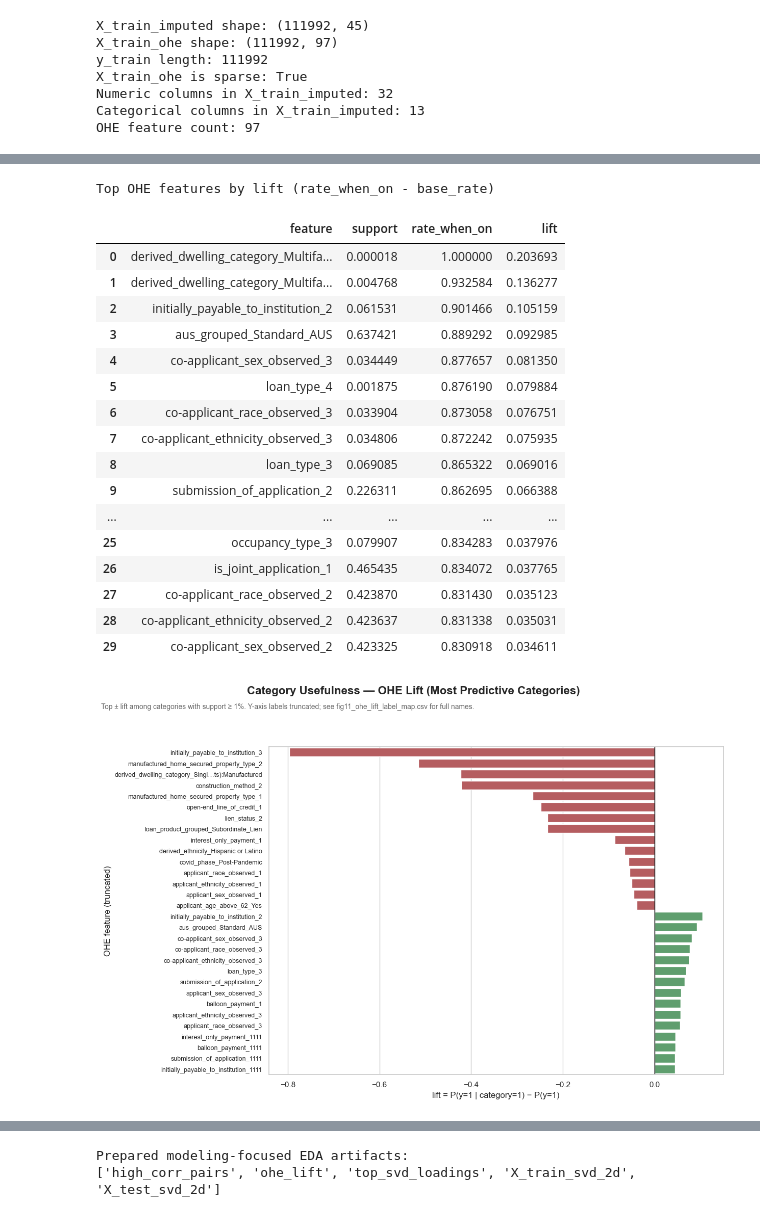
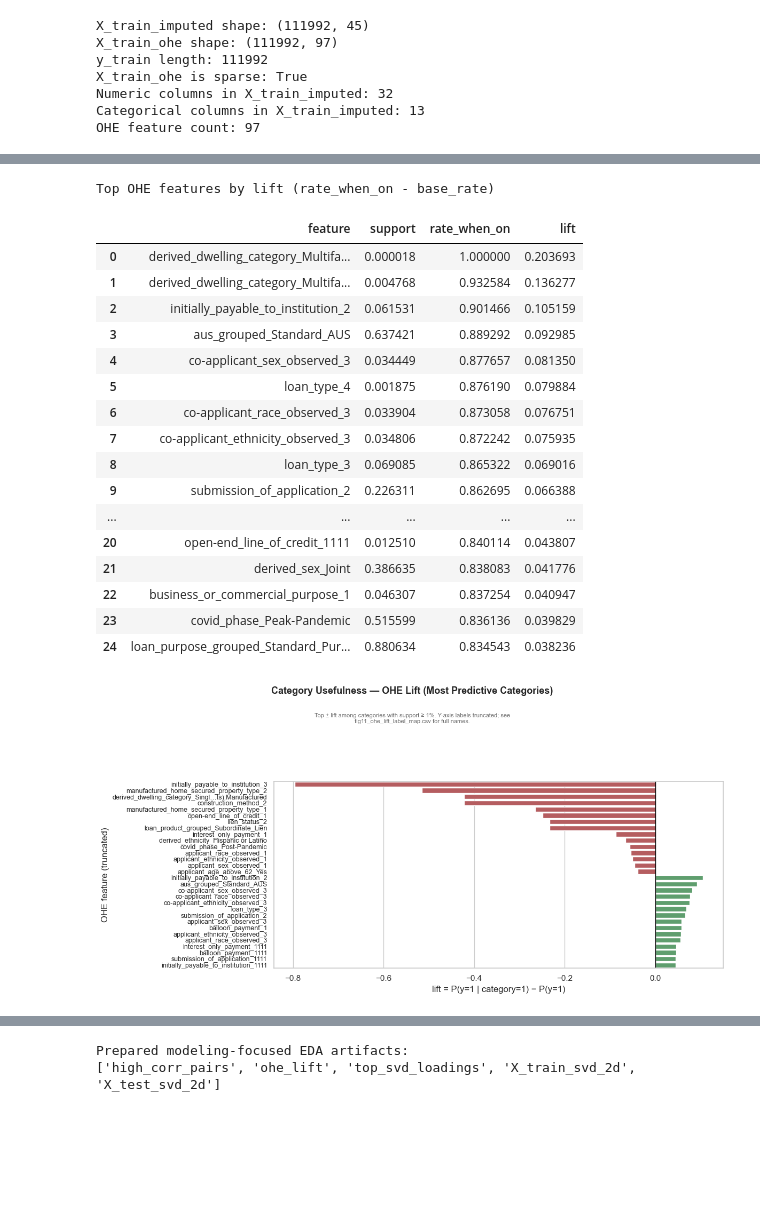
Before and after one commit to xsxsx-999/5243-project4, a Jupyter notebook: eda_insights/eda_insights.ipynb, the cells around one changed output, grey strips where cells are left out. Cells and saved outputs as stored; diff of their text form; code cells hidden in the pictures; blank space fills up the shorter version.

```diff
--- a/eda_insights/eda_insights.ipynb
+++ b/eda_insights/eda_insights.ipynb
@@ -646,7 +754,7 @@ if "X_train_ohe_df" in globals():
     )
 
     print("Top OHE features by lift (rate_when_on - base_rate)")
-    display(ohe_lift.head(30))
+    display(ohe_lift.head(25))
 
     # Plot both strongest positive-lift and negative-lift (with support threshold)
     MIN_SUPPORT = 0.01
@@ -668,7 +776,8 @@ if "X_train_ohe_df" in globals():
         )
         label_map.to_csv(os.path.join(PLOTS_DIR, "fig13_ohe_lift_label_map.csv"), index=False)
 
-        fig, ax = plt.subplots(figsize=(12.5, 8.5))
+        fig, ax = plt.subplots(figsize=(12, 6))
+
         sns.barplot(
             data=plot_df,
             x="lift",
@@ -680,6 +789,10 @@ if "X_train_ohe_df" in globals():
         ax.set_xlabel("lift = P(y=1 | category=1) − P(y=1)")
         ax.set_ylabel("OHE feature (truncated)")
         ax.tick_params(axis="y", labelsize=9)
+
+        plt.tight_layout(rect=[0, 0, 1, 1])
+
+        # --------------------------------------------------
 
         save_fig(
             fig,
@@ -703,39 +816,39 @@ recommendations = {
     "x_train_ohe_is_sparse": bool(is_sparse_ohe),
     "x_train_ohe_total_cols": int(X_train_ohe.shape[1]) if "X_train_ohe" in globals() else None,
 }
 
 display(pd.DataFrame([recommendations]))
 
 outputs = {
     "high_corr_pairs": high_corr_pairs,
     "ohe_lift": ohe_lift,
     "top_svd_loadings": top_svd_loadings,
     "X_train_svd_2d": X_train_svd,
     "X_test_svd_2d": X_test_svd,
 }
 
 print("Prepared modeling-focused EDA artifacts:")
 print(list(outputs.keys()))
 # %% [output]
 Top OHE features by lift (rate_when_on - base_rate)
 |  | feature | support | rate_when_on | lift |
 | 0 | derived_dwelling_category_Multifa... | 0.000018 | 1.000000 | 0.203693 |
 | 1 | derived_dwelling_category_Multifa... | 0.004768 | 0.932584 | 0.136277 |
 | 2 | initially_payable_to_institution_2 | 0.061531 | 0.901466 | 0.105159 |
 | 3 | aus_grouped_Standard_AUS | 0.637421 | 0.889292 | 0.092985 |
 | 4 | co-applicant_sex_observed_3 | 0.034449 | 0.877657 | 0.081350 |
 | 5 | loan_type_4 | 0.001875 | 0.876190 | 0.079884 |
 | 6 | co-applicant_race_observed_3 | 0.033904 | 0.873058 | 0.076751 |
 | 7 | co-applicant_ethnicity_observed_3 | 0.034806 | 0.872242 | 0.075935 |
 | 8 | loan_type_3 | 0.069085 | 0.865322 | 0.069016 |
 | 9 | submission_of_application_2 | 0.226311 | 0.862695 | 0.066388 |
 | ... | ... | ... | ... | ... |
-| 25 | occupancy_type_3 | 0.079907 | 0.834283 | 0.037976 |
-| 26 | is_joint_application_1 | 0.465435 | 0.834072 | 0.037765 |
-| 27 | co-applicant_race_observed_2 | 0.423870 | 0.831430 | 0.035123 |
-| 28 | co-applicant_ethnicity_observed_2 | 0.423637 | 0.831338 | 0.035031 |
-| 29 | co-applicant_sex_observed_2 | 0.423325 | 0.830918 | 0.034611 |
+| 20 | open-end_line_of_credit_1111 | 0.012510 | 0.840114 | 0.043807 |
+| 21 | derived_sex_Joint | 0.386635 | 0.838083 | 0.041776 |
+| 22 | business_or_commercial_purpose_1 | 0.046307 | 0.837254 | 0.040947 |
+| 23 | covid_phase_Peak-Pandemic | 0.515599 | 0.836136 | 0.039829 |
+| 24 | loan_purpose_grouped_Standard_Pur... | 0.880634 | 0.834543 | 0.038236 |
-[figure, old version]
+[figure, new version]
 |  | high_corr_numeric_pairs_count | svd_combined_n90 | svd_combined_n95 | x_train_ohe_is_sparse | x_train_ohe_total_cols |
 | 0 | 11 | 22 | 30 | True | 97 |
 Prepared modeling-focused EDA artifacts:
```
Also changed, not shown: parts of 5 cells of this notebook, 9 other files.
